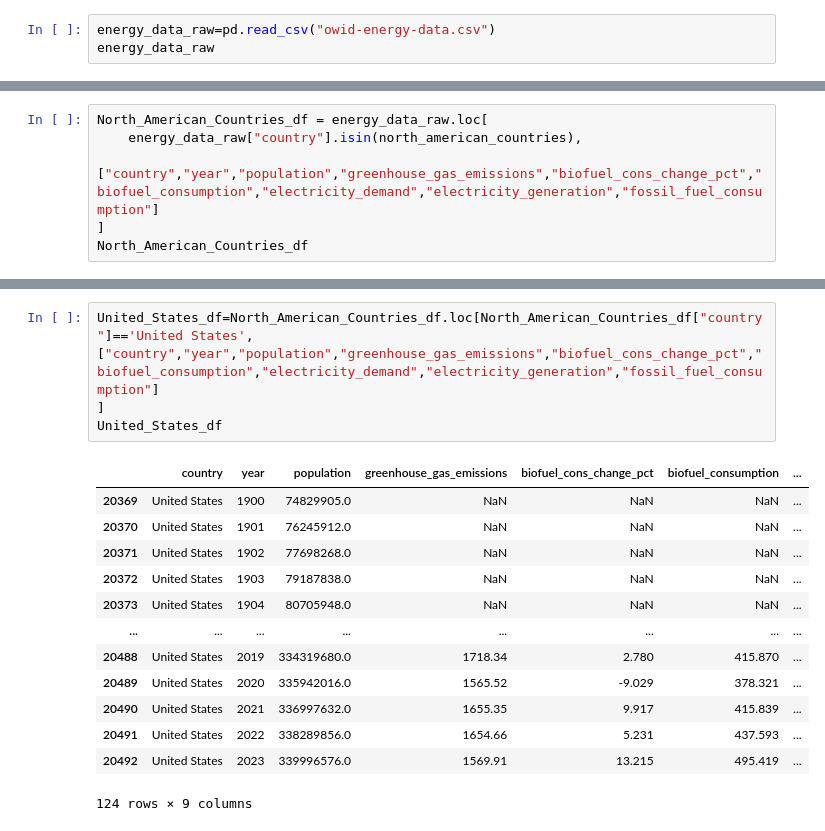
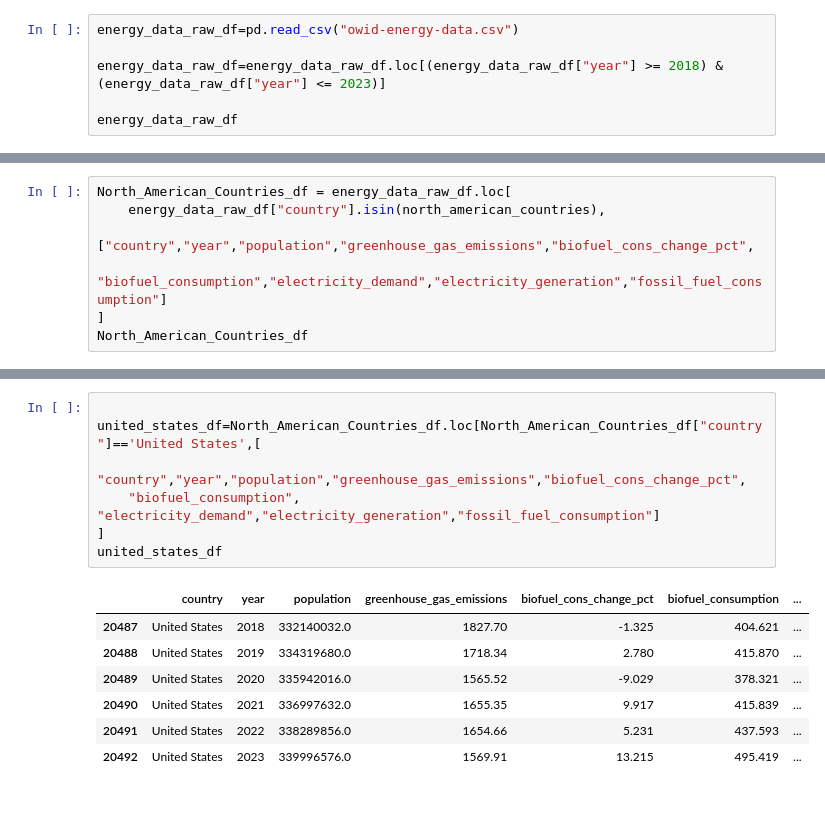
Before and after one commit to qwewe6/Project1_group4, a Jupyter notebook: Adrian/Project1.ipynb, the cells around one changed output, grey strips where cells are left out. Cells and saved outputs as stored; diff of their text form; blank space fills up the shorter version.

```diff
--- a/Adrian/Project1.ipynb
+++ b/Adrian/Project1.ipynb
@@ -10,7 +7,10 @@ from scipy import stats
 from Adrian_config import eia_key
 from pprint import pprint
 # %%
-energy_data_raw=pd.read_csv("owid-energy-data.csv")
-energy_data_raw
+energy_data_raw_df=pd.read_csv("owid-energy-data.csv")
+
+energy_data_raw_df=energy_data_raw_df.loc[(energy_data_raw_df["year"] >= 2018) & (energy_data_raw_df["year"] <= 2023)]
+
+energy_data_raw_df
 # %% [output]
 |  | country | year | iso_code | population | gdp | biofuel_cons_change_pct | biofuel_cons_change_twh | ... |
@@ -74,7 +41,8 @@ south_american_countries = [
 # %%
-North_American_Countries_df = energy_data_raw.loc[
-    energy_data_raw["country"].isin(north_american_countries),
-    ["country","year","population","greenhouse_gas_emissions","biofuel_cons_change_pct","biofuel_consumption","electricity_demand","electricity_generation","fossil_fuel_consumption"]
+North_American_Countries_df = energy_data_raw_df.loc[
+    energy_data_raw_df["country"].isin(north_american_countries),
+    ["country","year","population","greenhouse_gas_emissions","biofuel_cons_change_pct",
+     "biofuel_consumption","electricity_demand","electricity_generation","fossil_fuel_consumption"]
 ]
 North_American_Countries_df
 # %% [output]
@@ -136,20 +149,17 @@ bahamas_df
 | 1945 | Bahamas | 2021 | 407920.0 | 1.34 | NaN | NaN | ... |
 | 1946 | Bahamas | 2022 | 409989.0 | 1.34 | NaN | NaN | ... |
 # %%
-United_States_df=North_American_Countries_df.loc[North_American_Countries_df["country"]=='United States',["country","year","population","greenhouse_gas_emissions","biofuel_cons_change_pct","biofuel_consumption","electricity_demand","electricity_generation","fossil_fuel_consumption"]
+
+united_states_df=North_American_Countries_df.loc[North_American_Countries_df["country"]=='United States',[
+    "country","year","population","greenhouse_gas_emissions","biofuel_cons_change_pct",
+    "biofuel_consumption", "electricity_demand","electricity_generation","fossil_fuel_consumption"]
 ]
-United_States_df
+united_states_df
 # %% [output]
 |  | country | year | population | greenhouse_gas_emissions | biofuel_cons_change_pct | biofuel_consumption | ... |
-| 20369 | United States | 1900 | 74829905.0 | NaN | NaN | NaN | ... |
-| 20370 | United States | 1901 | 76245912.0 | NaN | NaN | NaN | ... |
-| 20371 | United States | 1902 | 77698268.0 | NaN | NaN | NaN | ... |
-| 20372 | United States | 1903 | 79187838.0 | NaN | NaN | NaN | ... |
-| 20373 | United States | 1904 | 80705948.0 | NaN | NaN | NaN | ... |
-| ... | ... | ... | ... | ... | ... | ... | ... |
+| 20487 | United States | 2018 | 332140032.0 | 1827.70 | -1.325 | 404.621 | ... |
 | 20488 | United States | 2019 | 334319680.0 | 1718.34 | 2.780 | 415.870 | ... |
 | 20489 | United States | 2020 | 335942016.0 | 1565.52 | -9.029 | 378.321 | ... |
 | 20490 | United States | 2021 | 336997632.0 | 1655.35 | 9.917 | 415.839 | ... |
 | 20491 | United States | 2022 | 338289856.0 | 1654.66 | 5.231 | 437.593 | ... |
 | 20492 | United States | 2023 | 339996576.0 | 1569.91 | 13.215 | 495.419 | ... |
-124 rows × 9 columns
```
Also changed, not shown: parts of 32 cells of this notebook, 14 other files.
